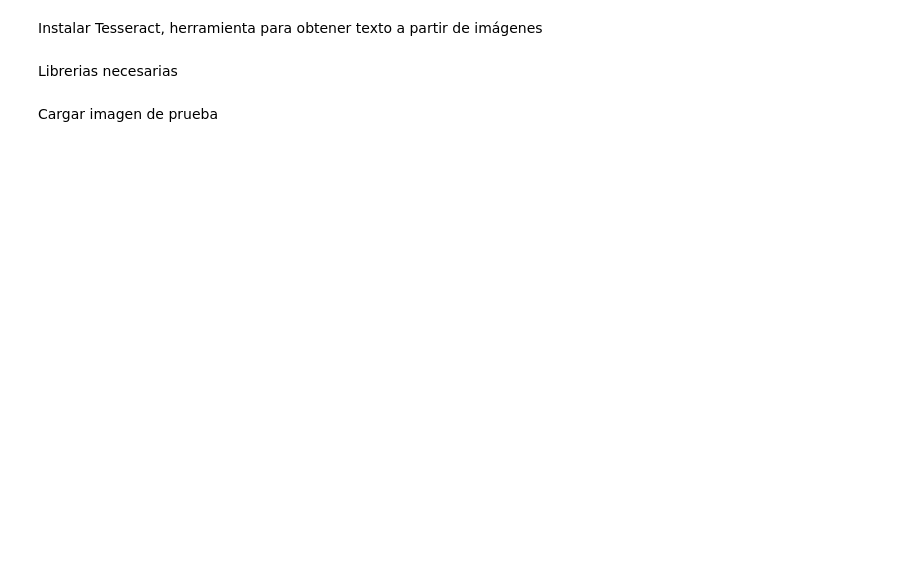
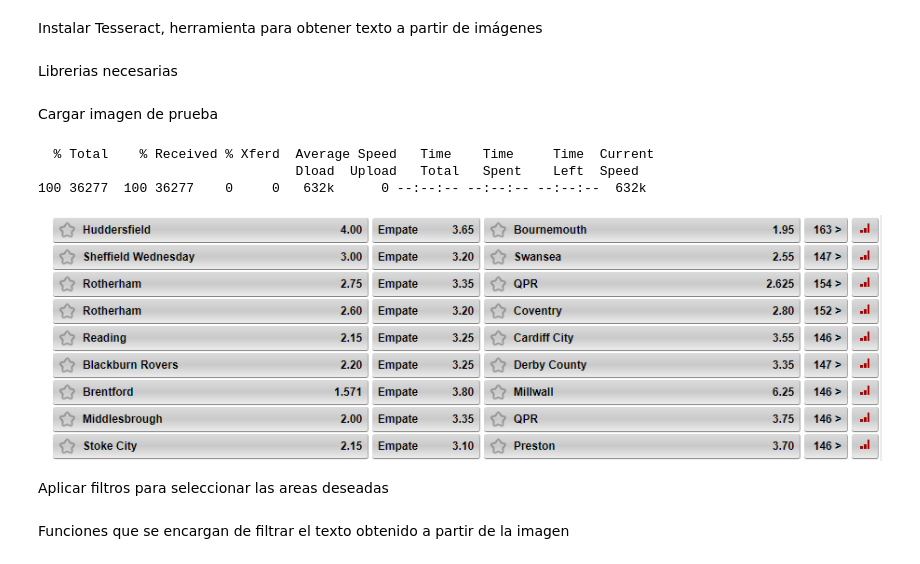
Before and after one commit to edwingallardo516/Vision-Artificial, a Jupyter notebook: sacar_informacion_de_texto.ipynb, the cells around one changed output. Drawn from its saved outputs; the diff is of its cells as text; code cells hidden in the pictures; blank space fills up the shorter version.

```diff
--- a/sacar_informacion_de_texto.ipynb
+++ b/sacar_informacion_de_texto.ipynb
@@ -25,0 +22,11 @@ cv2_imshow(image)
+# %%
+!curl -o imagen_prueba.png https://raw.githubusercontent.com/edwingallardo516/Vision-Artificial/main/prueba_imagen.png
+image_src = cv.imread('imagen_prueba.png')
+cv2_imshow(image_src)
+# %% [output]
+  % Total    % Received % Xferd  Average Speed   Time    Time     Time  Current
+                                 Dload  Upload   Total   Spent    Left  Speed
+100 36277  100 36277    0     0   632k      0 --:--:-- --:--:-- --:--:--  632k
+[figure, added]
+# %% [markdown]
+Aplicar filtros para seleccionar las areas deseadas
@@ -25,0 +38,2 @@ cv2_imshow(image)
+# %% [markdown]
+Funciones que se encargan de filtrar el texto obtenido a partir de la imagen
```
Also changed, not shown: parts of 7 cells of this notebook.
